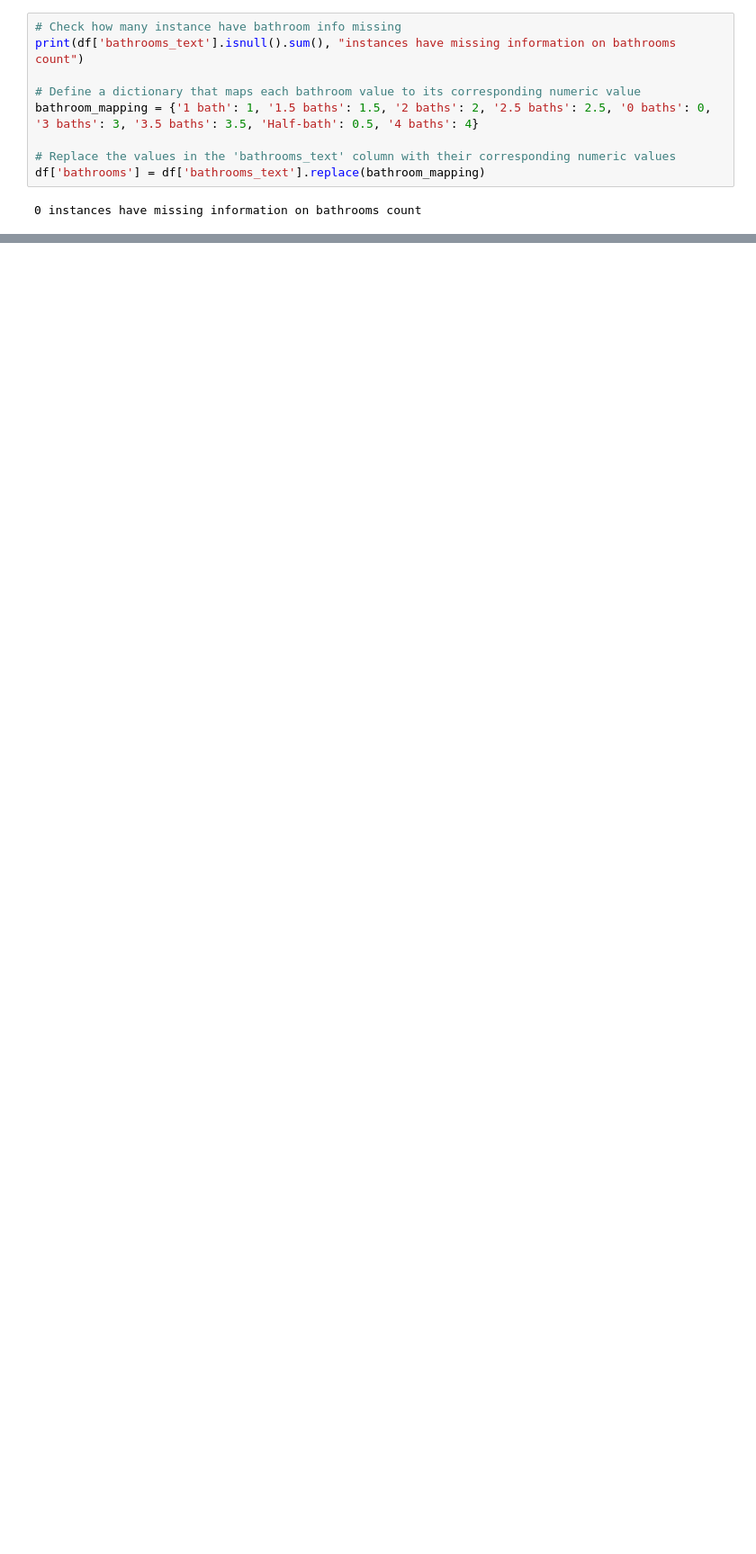
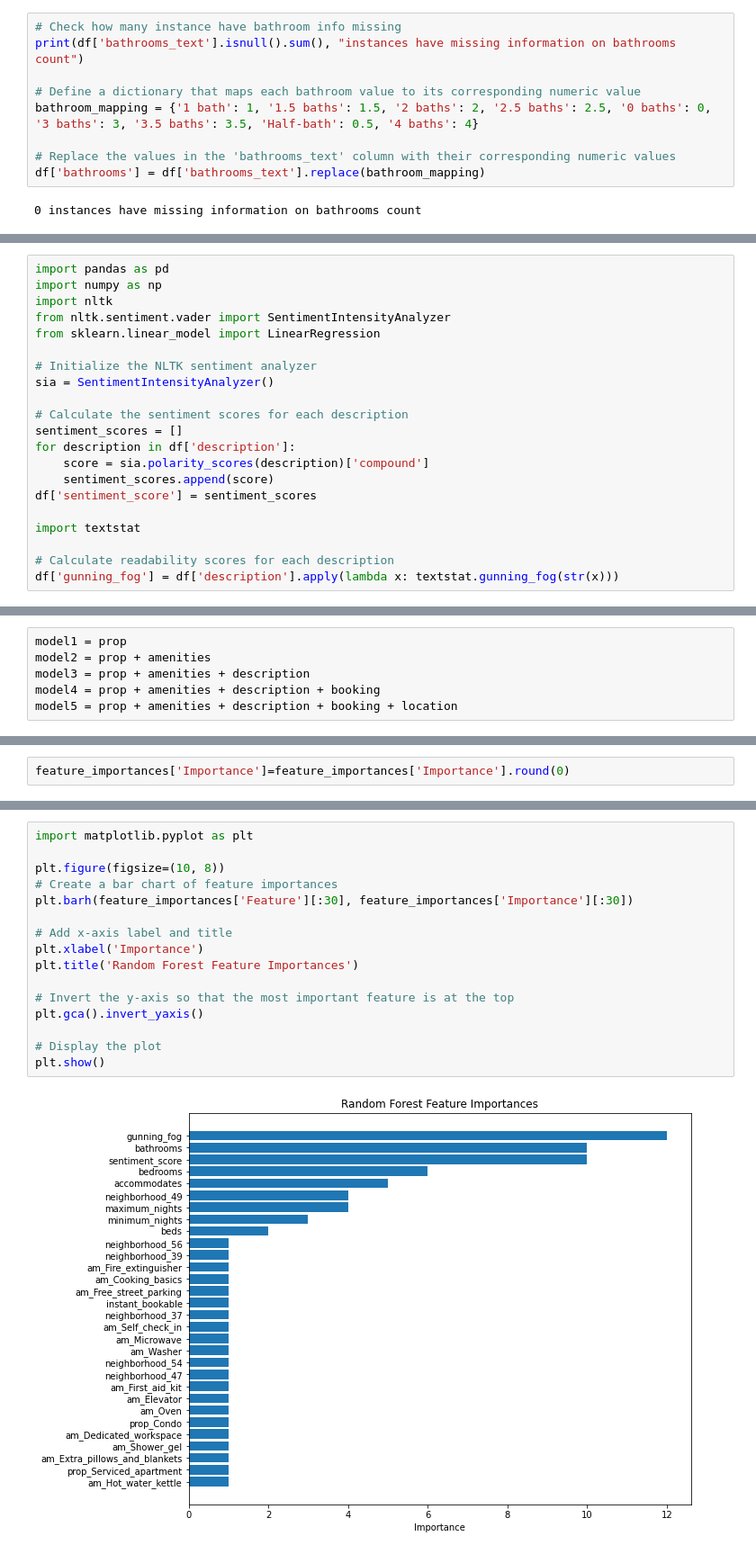
Before and after one commit to malikiscoding/prediction-with-ml, a Jupyter notebook: ps2/ps2.ipynb, the cells around one changed output, grey strips where cells are left out. Shown at 90% size. Drawn from its saved outputs; the diff is of its cells as text; blank space fills up the shorter version.

```diff
--- a/ps2/ps2.ipynb
+++ b/ps2/ps2.ipynb
@@ -439,0 +416,21 @@ amenities_count[amenities_count['count'] > 182].shape[0]
+# %%
+import pandas as pd
+import numpy as np
+import nltk
+from nltk.sentiment.vader import SentimentIntensityAnalyzer
+from sklearn.linear_model import LinearRegression
+
+# Initialize the NLTK sentiment analyzer
+sia = SentimentIntensityAnalyzer()
+
+# Calculate the sentiment scores for each description
+sentiment_scores = []
+for description in df['description']:
+    score = sia.polarity_scores(description)['compound']
+    sentiment_scores.append(score)
+df['sentiment_score'] = sentiment_scores
+
+import textstat
+
+# Calculate readability scores for each description
+df['gunning_fog'] = df['description'].apply(lambda x: textstat.gunning_fog(str(x)))
@@ -439,0 +461,6 @@ amenities_count[amenities_count['count'] > 182].shape[0]
+# %%
+model1 = prop
+model2 = prop + amenities
+model3 = prop + amenities + description
+model4 = prop + amenities + description + booking
+model5 = prop + amenities + description + booking + location
@@ -439,0 +520,2 @@ amenities_count[amenities_count['count'] > 182].shape[0]
+# %%
+feature_importances['Importance']=feature_importances['Importance'].round(0)
@@ -439,0 +524,18 @@ amenities_count[amenities_count['count'] > 182].shape[0]
+# %%
+import matplotlib.pyplot as plt
+
+plt.figure(figsize=(10, 8))
+# Create a bar chart of feature importances
+plt.barh(feature_importances['Feature'][:30], feature_importances['Importance'][:30])
+
+# Add x-axis label and title
+plt.xlabel('Importance')
+plt.title('Random Forest Feature Importances')
+
+# Invert the y-axis so that the most important feature is at the top
+plt.gca().invert_yaxis()
+
+# Display the plot
+plt.show()
+# %% [output]
+[figure, added]
```
Also changed, not shown: parts of 51 cells of this notebook.
